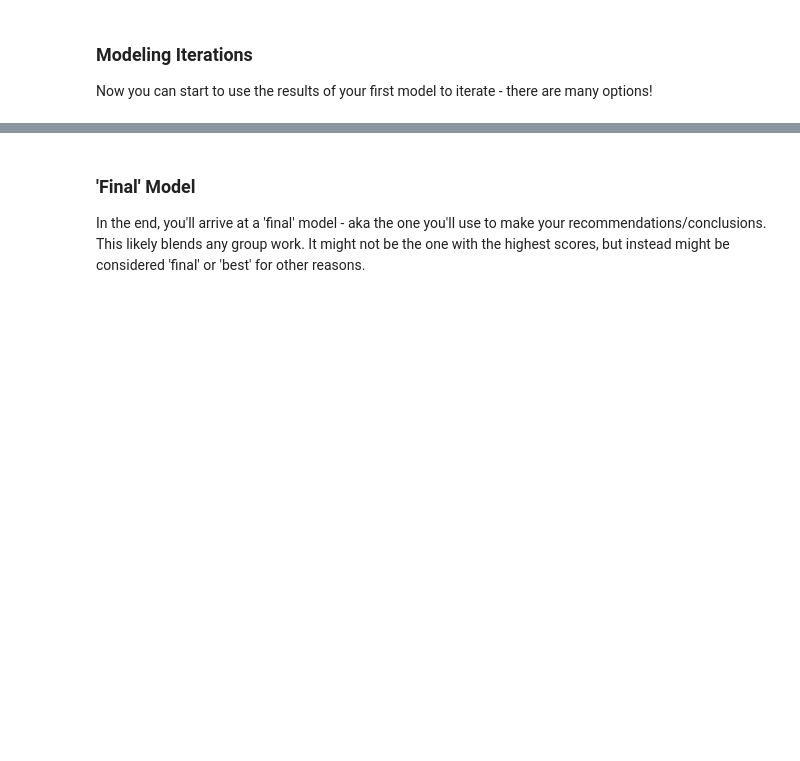
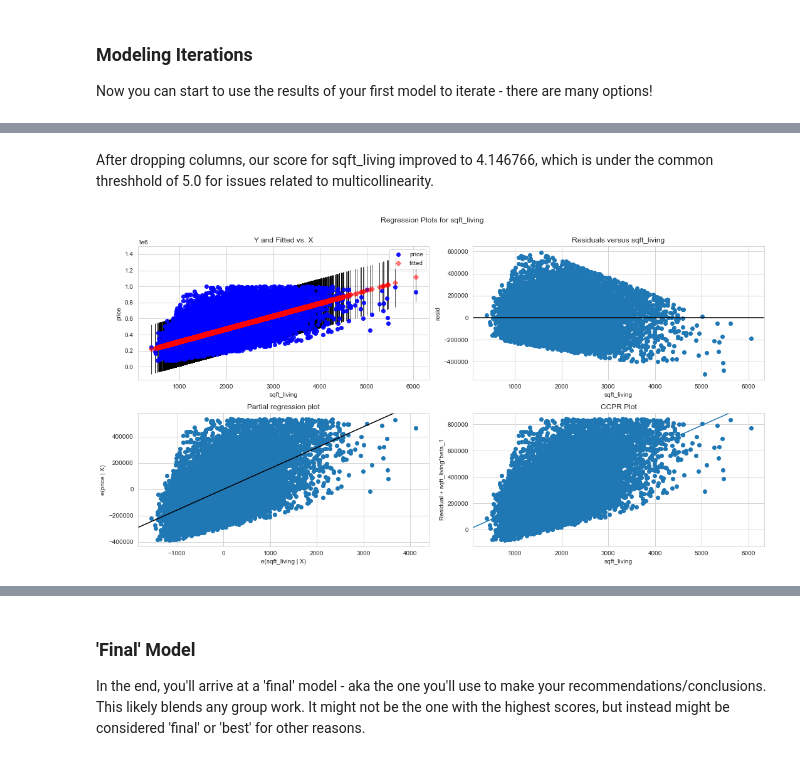
Before and after one commit to Shoemaker703/home_sales_analysis_project, a Jupyter notebook: Project2_final.ipynb, the cells around one changed output, grey strips where cells are left out. Saved outputs shown, nothing was run; the diff lists cells and outputs as text; code cells hidden in the pictures; blank space fills up the shorter version.

Commit message:
Running new models

```diff
--- a/Project2_final.ipynb
+++ b/Project2_final.ipynb
@@ -340,0 +449,4 @@ Before going too far down the data preparation rabbit hole, be sure to check you
+# %%
+# Performing an OLS model on sqft_living
+model1 = sm.OLS(y_train, sm.add_constant(X_train_full['sqft_living'])).fit()
+model1.summary()
@@ -348,0 +604,8 @@ Now you can start to use the results of your first model to iterate - there are
+# %% [markdown]
+After dropping columns, our score for sqft_living improved to 4.146766, which is under the common threshhold of 5.0 for issues related to multicollinearity.
+# %%
+# Checking for variance and heteroskedacity. Saw similar issues with the scatter/regression plot above.
+fig = plt.figure(figsize=(15,8))
+fig = sm.graphics.plot_regress_exog(model1, 'sqft_living', fig=fig)
+# %% [output]
+[figure, added]
```
Also changed, not shown: parts of 52 cells of this notebook.
